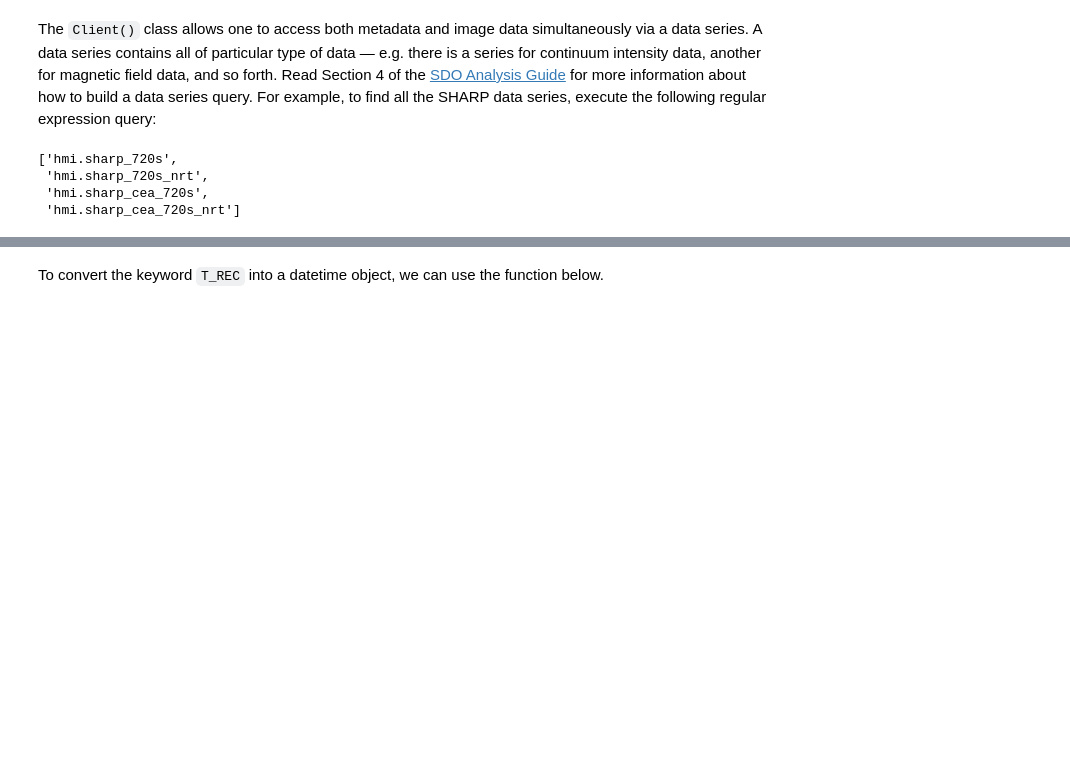
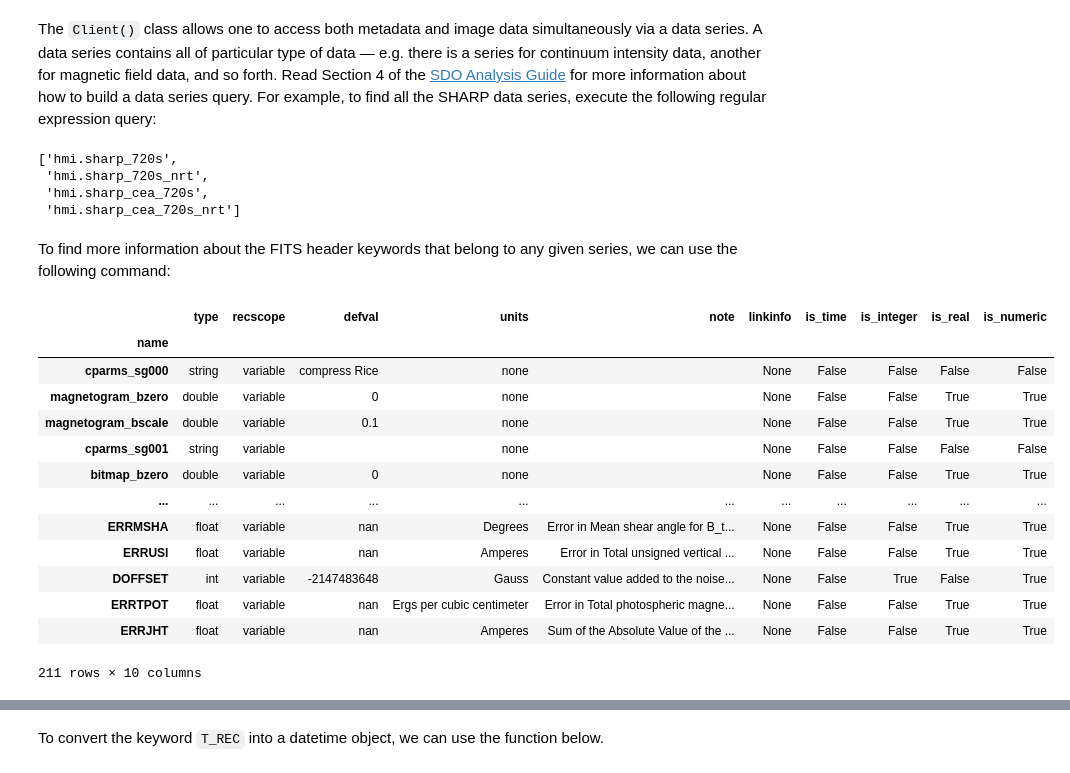
Before and after one commit to mbobra/SHARPs, a Jupyter notebook: plot_swx_d3.ipynb, the cells around one changed output, grey strips where cells are left out. Saved outputs shown, nothing was run; the diff lists cells and outputs as text; code cells hidden in the pictures; blank space fills up the shorter version.

```diff
--- a/plot_swx_d3.ipynb
+++ b/plot_swx_d3.ipynb
@@ -32,3 +32,25 @@ c.series(r'hmi\.sharp_')
  'hmi.sharp_720s_nrt',
  'hmi.sharp_cea_720s',
  'hmi.sharp_cea_720s_nrt']
+# %%
+# Set a series
+si = c.info('hmi.sharp_cea_720s')
+# %% [markdown]
+To find more information about the FITS header keywords that belong to any given series, we can use the following command:
+# %%
+si.keywords
+# %% [output]
+|  | type | recscope | defval | units | note | linkinfo | is_time | is_integer | is_real | is_numeric |
+| name |  |  |  |  |  |  |  |  |  |  |
+| cparms_sg000 | string | variable | compress Rice | none |  | None | False | False | False | False |
+| magnetogram_bzero | double | variable | 0 | none |  | None | False | False | True | True |
+| magnetogram_bscale | double | variable | 0.1 | none |  | None | False | False | True | True |
+| cparms_sg001 | string | variable |  | none |  | None | False | False | False | False |
+| bitmap_bzero | double | variable | 0 | none |  | None | False | False | True | True |
+| ... | ... | ... | ... | ... | ... | ... | ... | ... | ... | ... |
+| ERRMSHA | float | variable | nan | Degrees | Error in Mean shear angle for B_t... | None | False | False | True | True |
+| ERRUSI | float | variable | nan | Amperes | Error in Total unsigned vertical ... | None | False | False | True | True |
+| DOFFSET | int | variable | -2147483648 | Gauss | Constant value added to the noise... | None | False | True | False | True |
+| ERRTPOT | float | variable | nan | Ergs per cubic centimeter | Error in Total photospheric magne... | None | False | False | True | True |
+| ERRJHT | float | variable | nan | Amperes | Sum of the Absolute Value of the ... | None | False | False | True | True |
+211 rows × 10 columns
```
Also changed, not shown: parts of 30 cells of this notebook.
